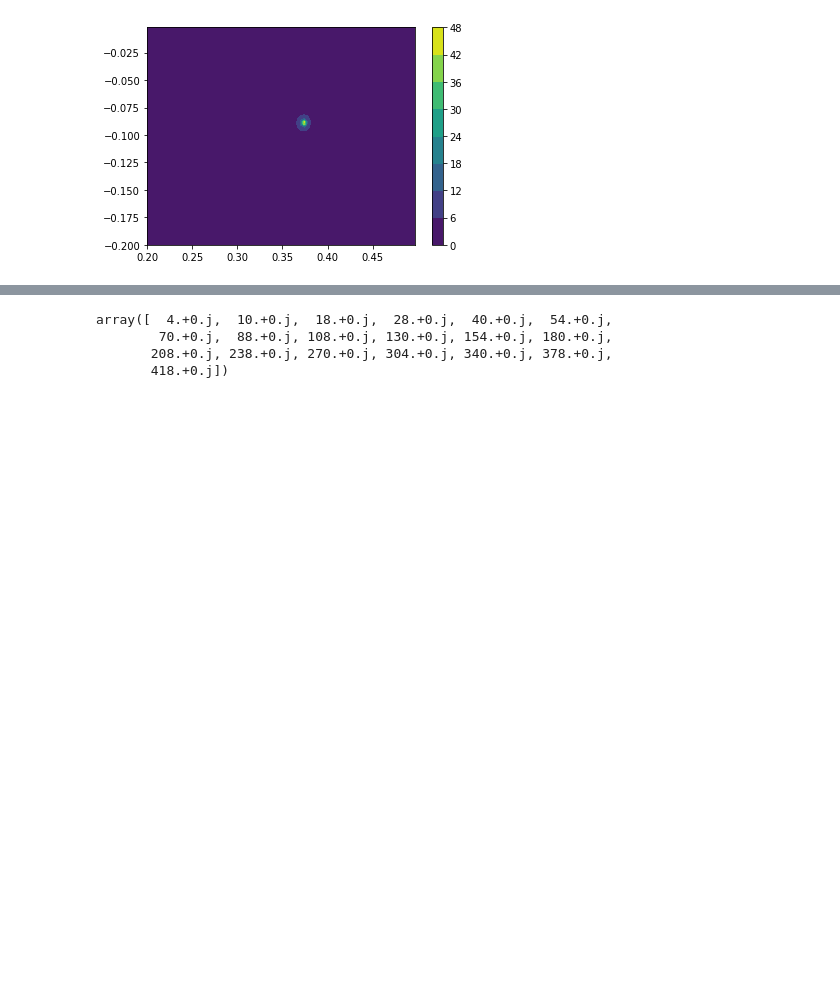
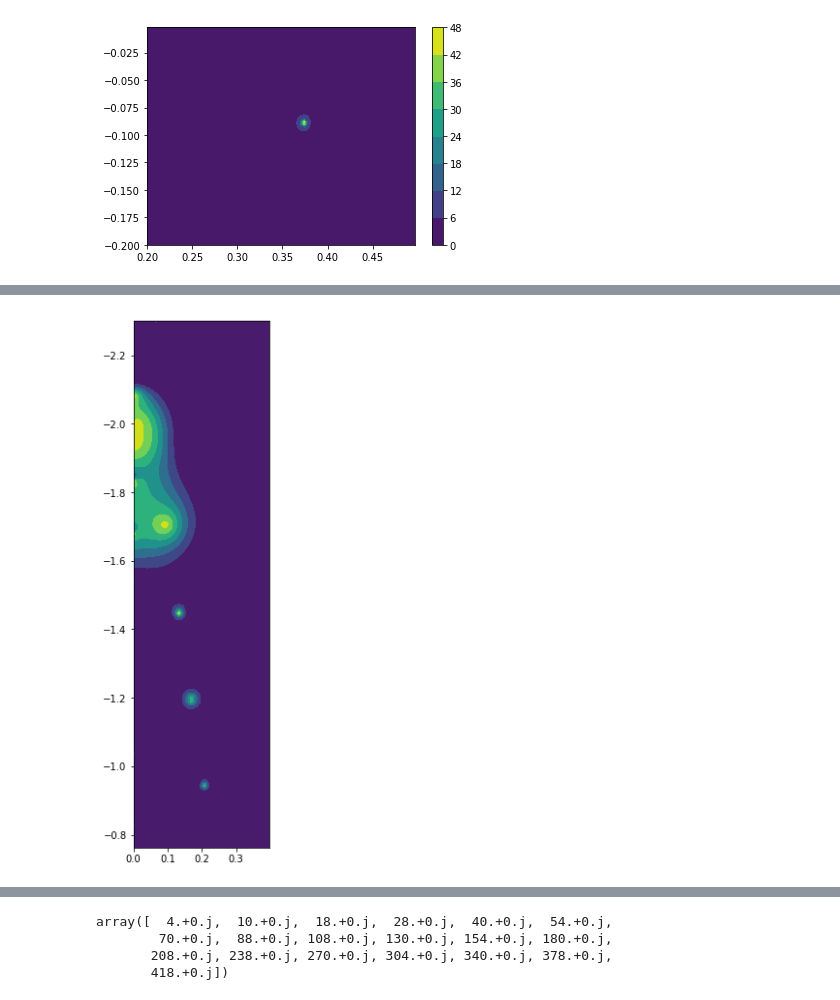
Before and after one commit to duetosymmetry/qnm, a Jupyter notebook: Experiment.ipynb, the cells around one changed output, grey strips where cells are left out. Saved outputs shown, nothing was run; the diff lists cells and outputs as text; code cells hidden in the pictures; blank space fills up the shorter version.

```diff
--- a/Experiment.ipynb
+++ b/Experiment.ipynb
@@ -56,4 +56,14 @@ leav1 = lambda omega: radial.Leaver_Cf_trunc_inversion(omega, a, s, m,
 
 leavf = np.vectorize(leav1)
 Leavers = leavf(Os)
+# %%
+plt.figure(figsize=(10,10))
+CS = plt.contourf(Or, Oi, np.exp(-np.abs(Leavers)))
+plt.gca().invert_yaxis()
+plt.gca().set_aspect('equal')
+#plt.colorbar(CS)
+plt.savefig("test.png", bbox_inches="tight", dpi=300)
+plt.show()
+# %% [output]
+[figure, added]
 # %%
```
Also changed, not shown: parts of 24 cells of this notebook, 1 other file.
